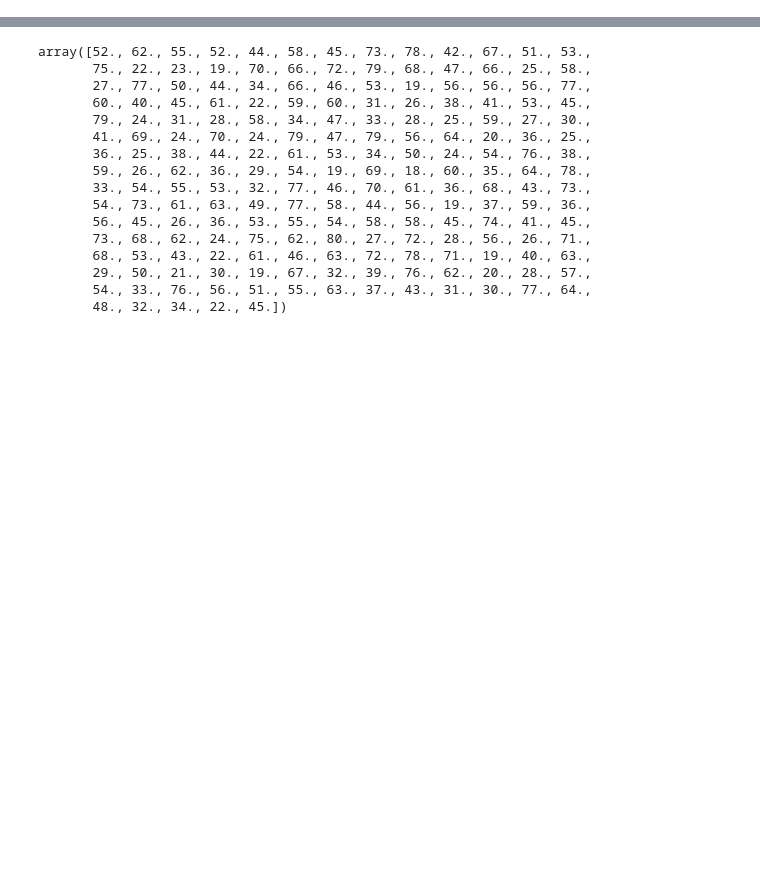
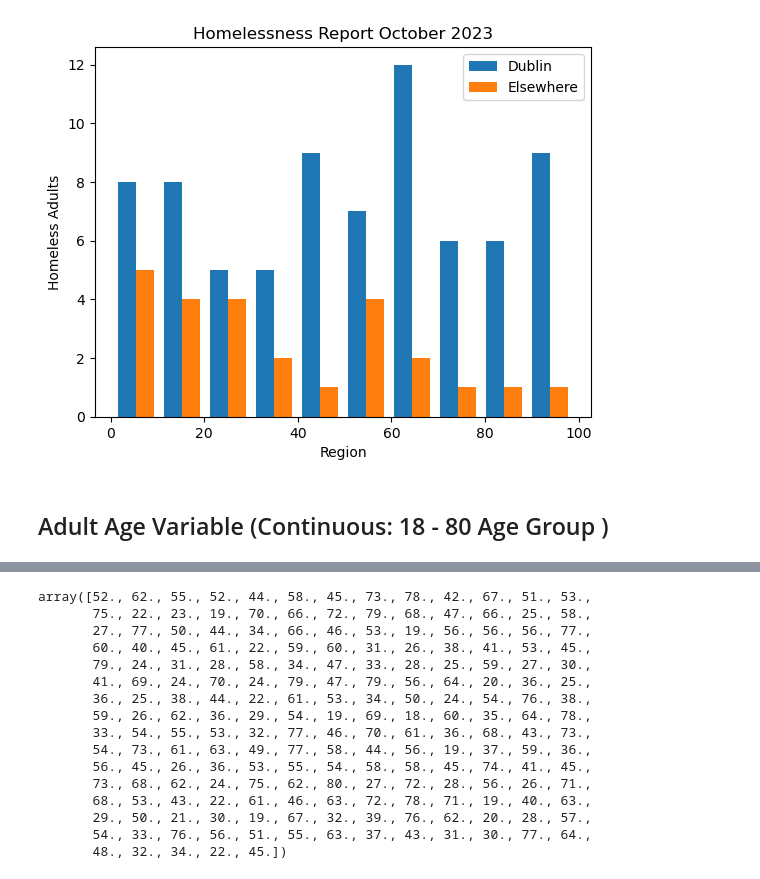
Before and after one commit to Sarahlouhast/PDA_Assignment, a Jupyter notebook: PfDA_Assignment.ipynb, the cells around one changed output, grey strips where cells are left out. Cells and saved outputs as stored; diff of their text form; code cells hidden in the pictures; blank space fills up the shorter version.

```diff
--- a/PfDA_Assignment.ipynb
+++ b/PfDA_Assignment.ipynb
@@ -242,0 +199,37 @@ Standard Deviation: 31.561227972167227
+# %%
+np.random.seed(0)
+
+# Percentage split
+percentage_dublin = 75
+percentage_elsewhere = 25
+
+# Total number of data points
+total_points = 100
+
+# Generate random data for Dublin Region
+Reg1 = np.random.uniform(0, 100, int(total_points * (percentage_dublin / 100)))
+
+# Generate random data for Elsewhere
+Reg2 = np.random.uniform(0, 100, int(total_points * (percentage_elsewhere / 100)))
+
+# Concatenate the two sets of data
+Reg = np.concatenate((Reg1, Reg2))
+
+# Shuffle the combined data
+np.random.shuffle(Reg)
+
+# Round the values to whole numbers
+Reg = Reg.round()
+
+# Create a histogram
+plt.hist([Reg1, Reg2], label=['Dublin', 'Elsewhere'])
+plt.legend()
+plt.ylabel('Homeless Adults')
+plt.xlabel('Region')
+plt.title('Homelessness Report October 2023')
+
+plt.show()
+# %% [output]
+[figure, added]
+# %% [markdown]
+## Adult Age Variable (Continuous: 18 - 80 Age Group )
```
Also changed, not shown: parts of 72 cells of this notebook, 1 other file.
